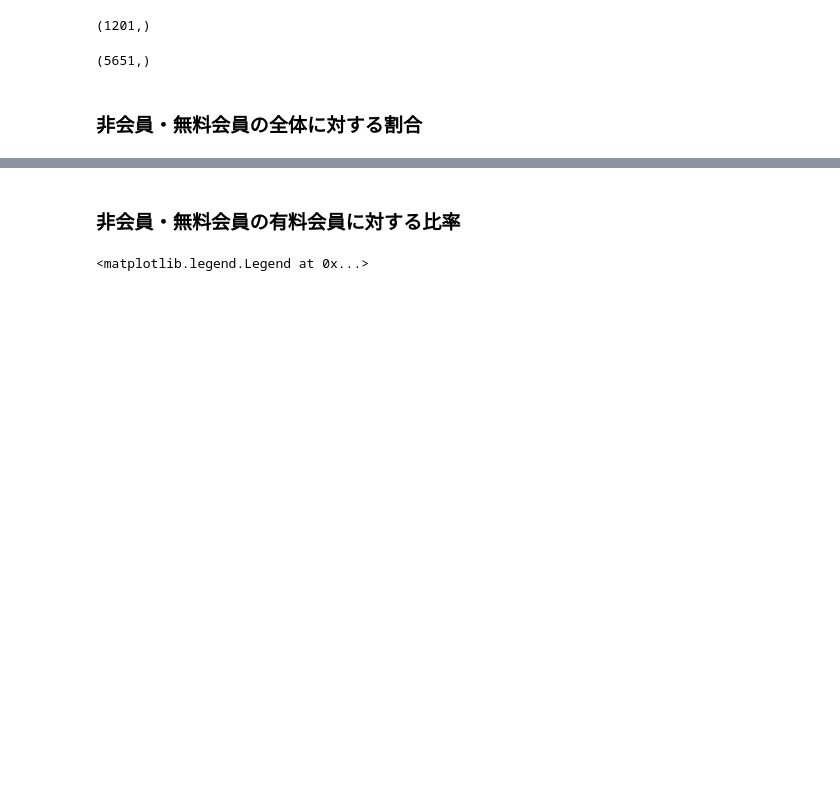
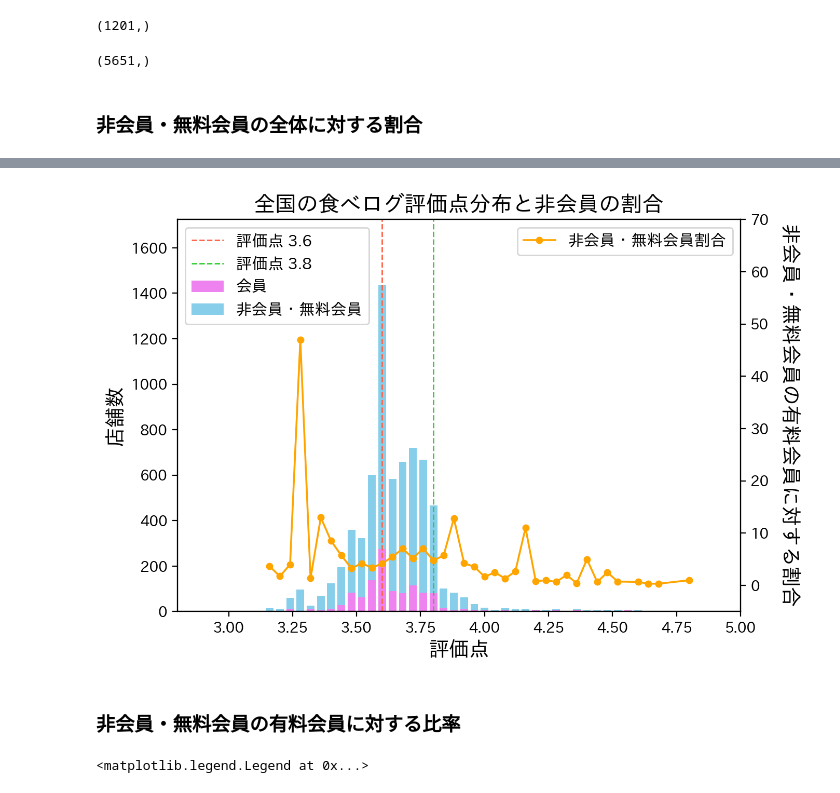
Before and after one commit to konkon3249/tabelog_scraping, a Jupyter notebook: SummerizeData.ipynb, the cells around one changed output, grey strips where cells are left out. Saved outputs shown, nothing was run; the diff lists cells and outputs as text; code cells hidden in the pictures; blank space fills up the shorter version.

```diff
--- a/SummerizeData.ipynb
+++ b/SummerizeData.ipynb
@@ -143,7 +143,7 @@ ratios[inf_idx] = 0
 ratios[nan_idx] = 0
 
 idx = np.where(ratios != 0)
-ax2.plot(range_[idx],ratios[idx],marker='o',ms=4,lw=1.3,color='orange',label='非会員・無料会員割合()
+ax2.plot(range_[idx],ratios[idx],marker='o',ms=4,lw=1.3,color='orange',label='非会員・無料会員割合')
 ax2.set_ylim(-5,70)
 # ax2.set_yscale('log')
 # ax2.set_ylim(0,3)
@@ -154,3 +154,4 @@ SyntaxError: EOL while scanning string literal (<ipython-input-15-1075a9d001c9>,
+[figure, added]
 # %% [markdown]
 ### 非会員・無料会員の有料会員に対する比率
 # %%
```
Also changed, not shown: parts of 2 cells of this notebook.
